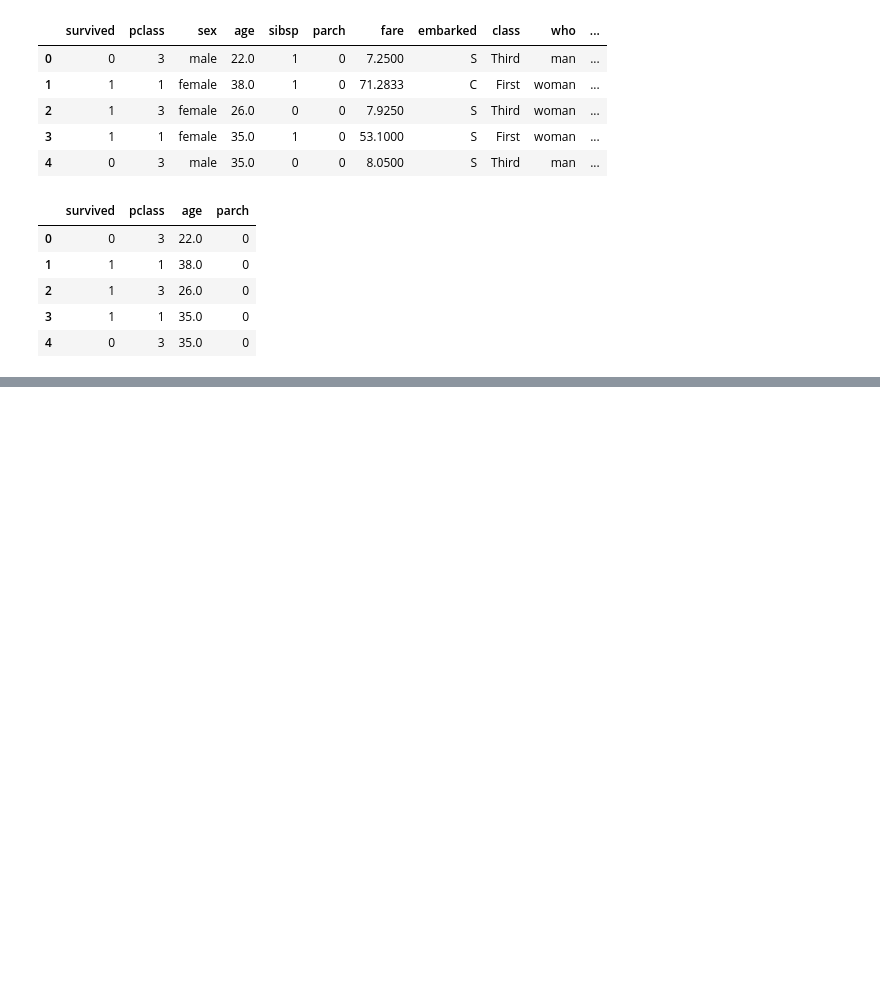
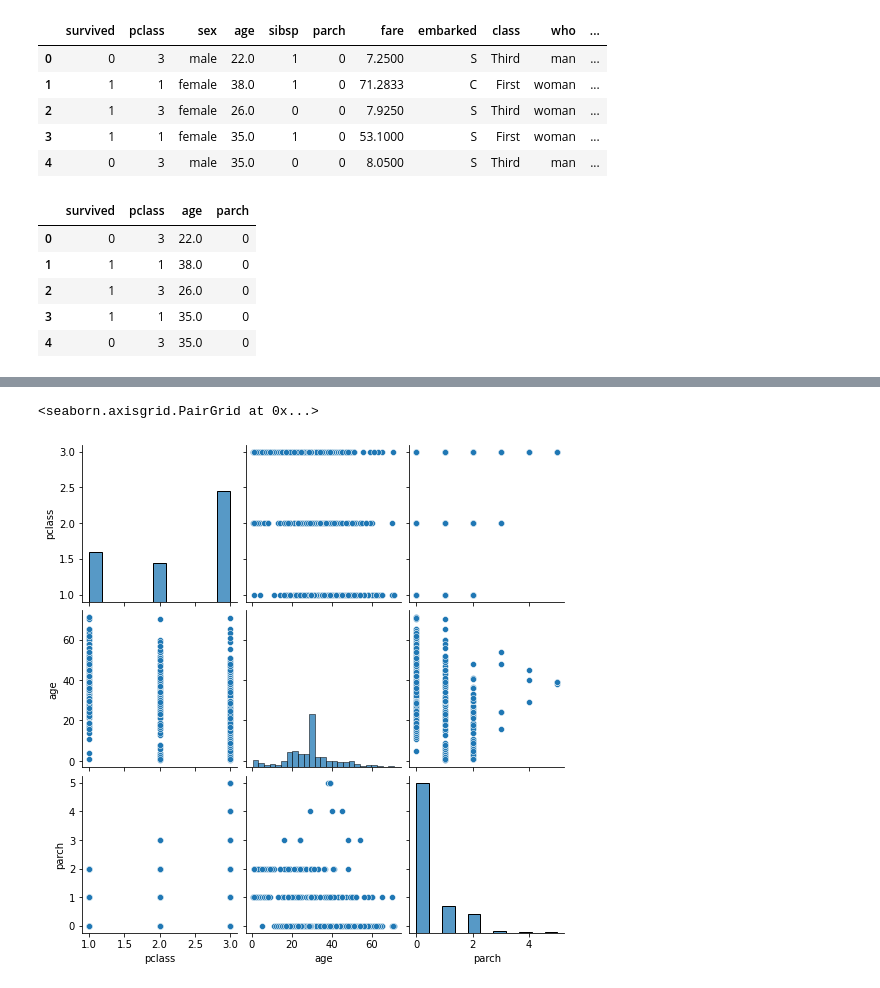
Before and after one commit to asadozzaman/feature-scalling, a Jupyter notebook: Feature Scaling.ipynb, the cells around one changed output, grey strips where cells are left out. Drawn from its saved outputs; the diff is of its cells as text; code cells hidden in the pictures; blank space fills up the shorter version.

```diff
--- a/Feature Scaling.ipynb
+++ b/Feature Scaling.ipynb
@@ -28,0 +31,5 @@ df2.head()
+# %%
+X = df3.drop("survived", axis = 1)
+y = df3["survived"]
+print('Shape of X = ', X.shape)
+print('Shape of y = ', y.shape)
@@ -28,0 +39,6 @@ df2.head()
+# %%
+X_train, X_test, y_train, y_test =train_test_split(X, y, test_size=0.2, random_state=51)
+print('Shape of X_train = ', X_train.shape)
+print('Shape of y_train = ', y_train.shape)
+print('Shape of X_test = ', X_test.shape)
+print('Shape of y_test = ', y_test.shape)
@@ -28,0 +50,3 @@ df2.head()
+# %%
+sc = StandardScaler()
+sc.fit(X_train )
@@ -28,0 +112,3 @@ df2.head()
+# %%
+mmc = MinMaxScaler()
+mmc.fit(X_train)
@@ -28,0 +164,5 @@ df2.head()
+# %%
+sns.pairplot(X_train)
+# %% [output]
+<seaborn.axisgrid.PairGrid at 0x...>
+[figure, added]
```
Also changed, not shown: parts of 20 cells of this notebook.
